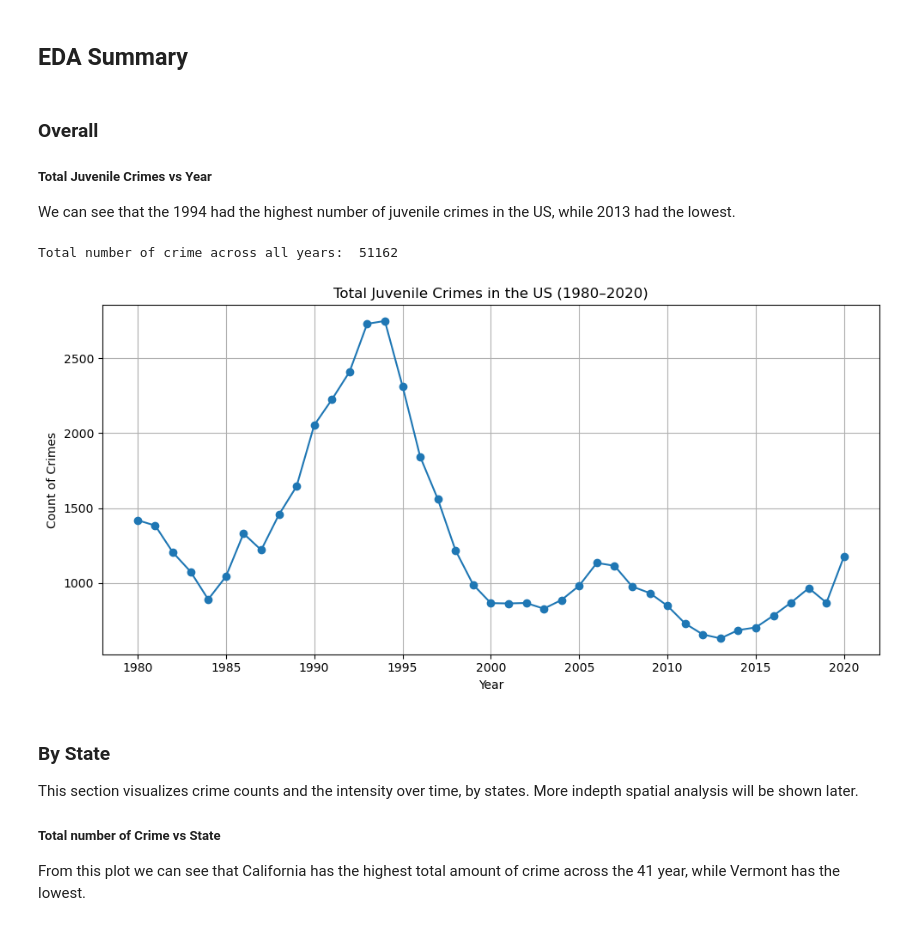
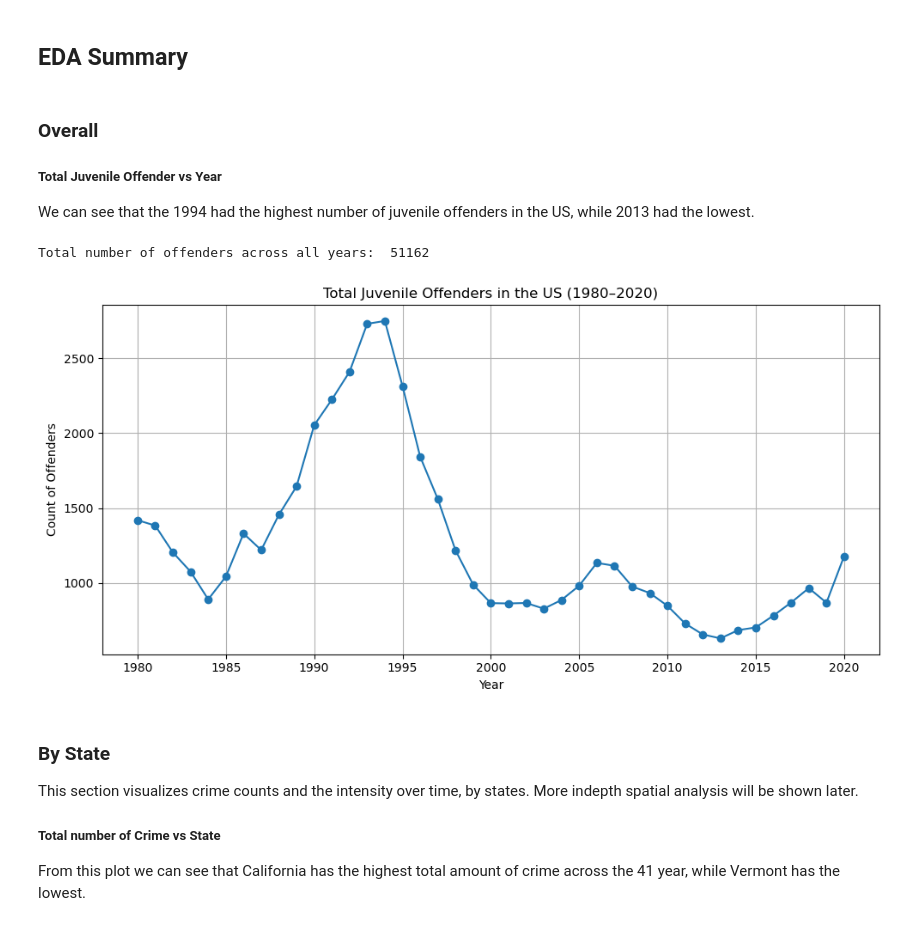
Before and after one commit to nsano1/CSE572FinalProject, a Jupyter notebook: exploratory_data_analysis.ipynb, the cells around one changed output. Saved outputs shown, nothing was run; the diff lists cells and outputs as text; code cells hidden in the pictures.

```diff
--- a/exploratory_data_analysis.ipynb
+++ b/exploratory_data_analysis.ipynb
@@ -39,25 +39,25 @@ print(raw_data.head())
 ## EDA Summary
 # %% [markdown]
 ### Overall
-##### Total Juvenile Crimes vs Year
-We can see that the 1994 had the highest number of juvenile crimes in the US, while 2013 had the lowest.
+##### Total Juvenile Offender vs Year
+We can see that the 1994 had the highest number of juvenile offenders in the US, while 2013 had the lowest.
 # %%
 eda_data = raw_data.copy()
 eda_data['Total'] = eda_data['0 to 11'] + eda_data['12 to 17']
 yearly_totals = eda_data.groupby('Year')['Total'].sum()
-print("Total number of crime across all years: ",sum(yearly_totals))
+print("Total number of offenders across all years: ",sum(yearly_totals))
 
 plt.figure(figsize=(10, 5))
 plt.plot(yearly_totals.index, yearly_totals.values, marker='o')
-plt.title("Total Juvenile Crimes in the US (1980–2020)")
+plt.title("Total Juvenile Offenders in the US (1980–2020)")
 plt.xlabel("Year")
-plt.ylabel("Count of Crimes")
+plt.ylabel("Count of Offenders")
 plt.grid()
 plt.tight_layout()
 plt.show()
 # %% [output]
-Total number of crime across all years:  51162
+Total number of offenders across all years:  51162
-[figure, old version]
+[figure, new version]
 # %% [markdown]
 ### By State
 
```
Also changed, not shown: parts of 5 cells of this notebook.
